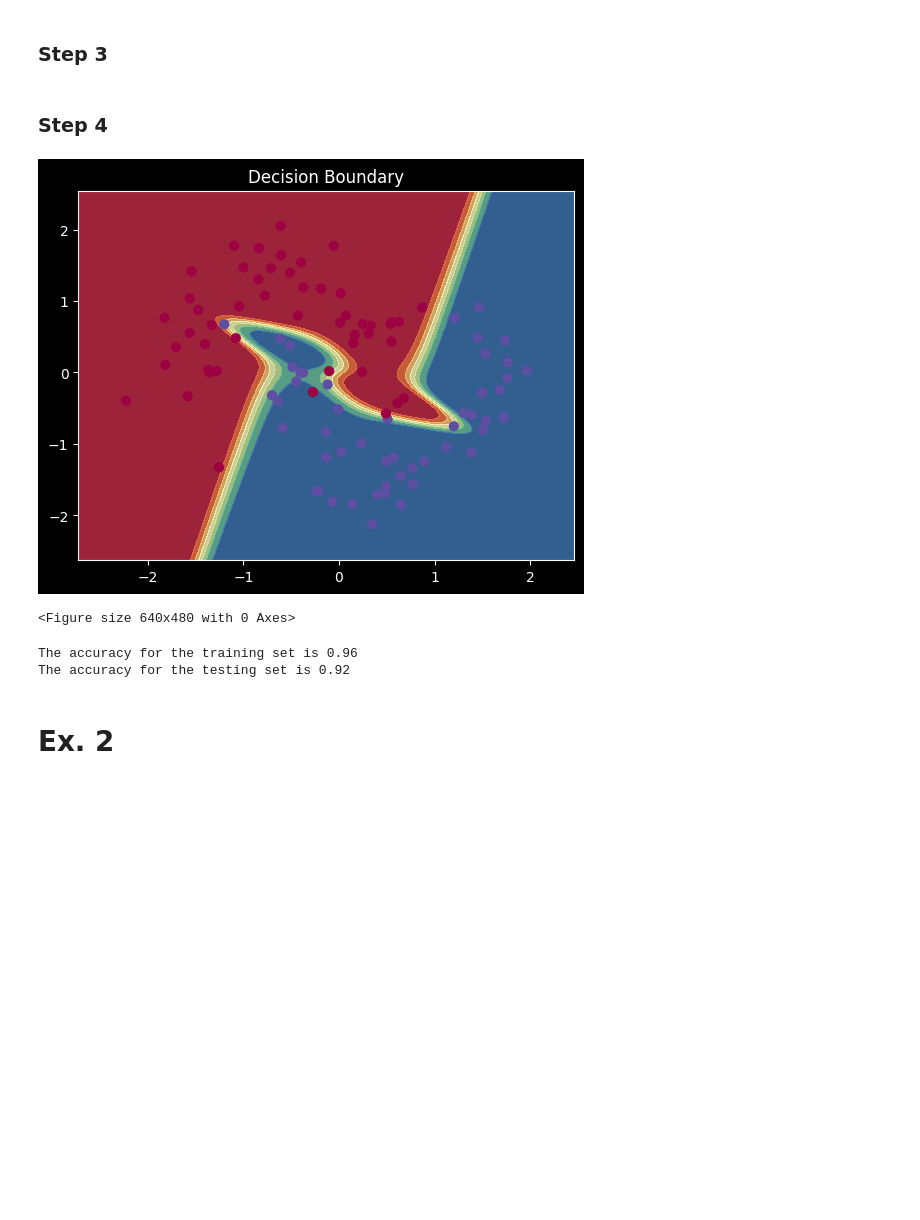
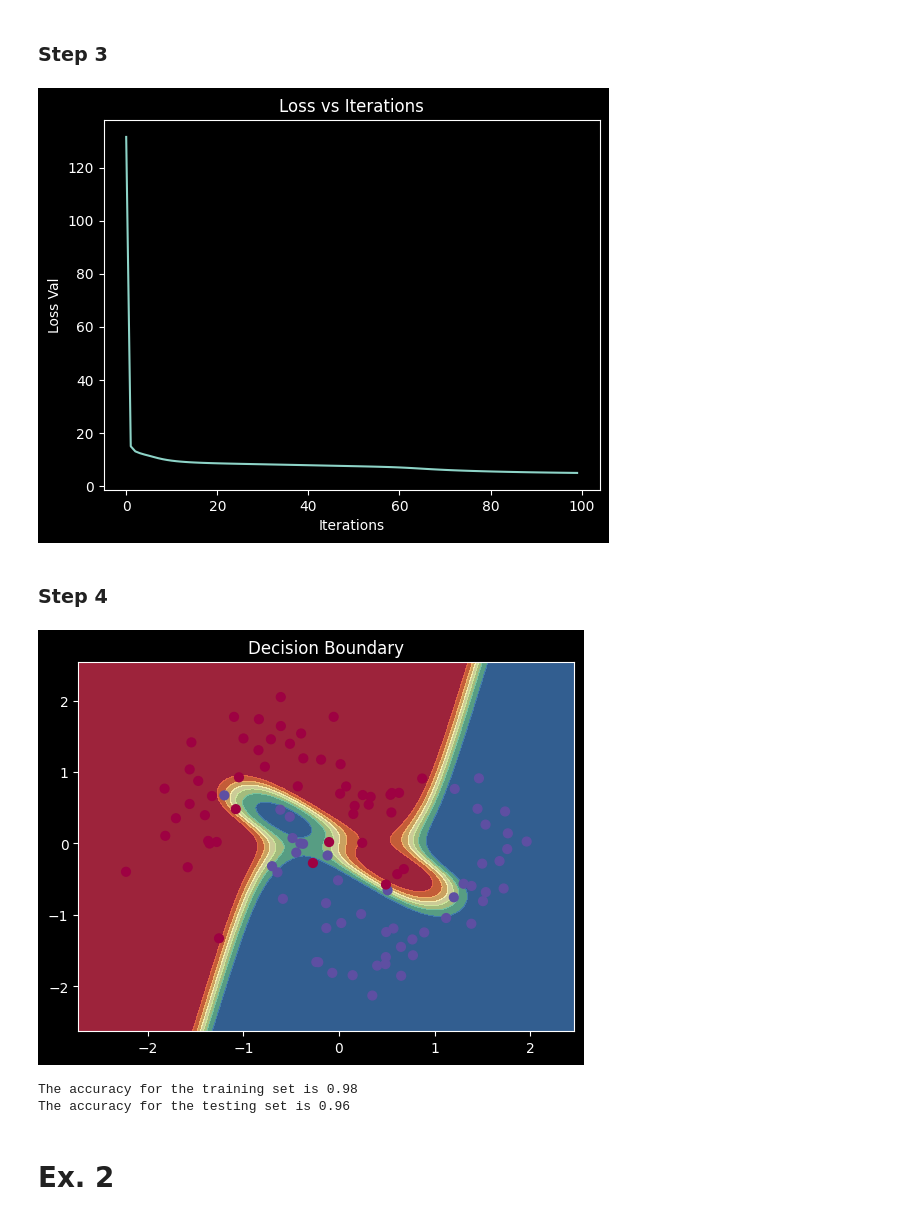
Before and after one commit to albert-santos01/DeepLearning, a Jupyter notebook: P1/P1-Questions.ipynb, the cells around one changed output. Saved outputs shown, nothing was run; the diff lists cells and outputs as text; code cells hidden in the pictures; blank space fills up the shorter version.

```diff
--- a/P1/P1-Questions.ipynb
+++ b/P1/P1-Questions.ipynb
@@ -127,17 +130,21 @@ def train(NN,X, y,epoch = 10000,lr = .1, verbose = True):
 
     return list_loss
 # %%
-def plot_loss(list_loss):
+def plot_loss(list_loss, label='Loss vs Iterations', save_path='Results/loss.png'):
     plt.plot(list_loss)
     plt.xlabel('Iterations')
     plt.ylabel('Loss Val')
-    plt.title('Loss vs Iterations')
-    plt.show()
-    plt.savefig('Results/loss_1.3.png')
+    plt.title(label)
+    plt.savefig(save_path)
+
+
 x = np.array([train_df['X'],train_df['Y']]).T
 y = np.array([train_df['C']]).T
-NN = MLP(inputNode=2, hiddenNode=16)
-list_loss = train(NN, x, y, epoch=100000, lr=0.01, verbose=False)
+NN_stand = MLP(inputNode=2, hiddenNode=16)
+list_loss = train(NN_stand, x, y, epoch=100000, lr=0.01, verbose=False)
+plot_loss(list_loss, save_path='Results/standard/loss_1.3.png')
+# %% [output]
+[figure, added]
 # %% [markdown]
 ### Step 4
 # %%
@@ -149,24 +156,22 @@ h = 0.01
 xx, yy = np.meshgrid(np.arange(x_min, x_max, h), np.arange(y_min, y_max, h))
 
 
-Z = NN.forward(np.c_[xx.ravel(), yy.ravel()])
+Z = NN_stand.forward(np.c_[xx.ravel(), yy.ravel()])
 Z = Z.reshape(xx.shape)
 plt.contourf(xx, yy, Z, cmap=plt.cm.Spectral, alpha=0.8)
 plt.scatter(x[:, 0], x[:, 1], c=y[:,0], s=40, cmap=plt.cm.Spectral)
 plt.xlim(xx.min(), xx.max())
 plt.ylim(yy.min(), yy.max())
 plt.title('Decision Boundary')
-plt.show()
-plt.savefig('Results/decision_boundary_1.4.png')
+plt.savefig('Results/standard/decision_boundary_1.4.png')
 # %% [output]
-[figure, old version]
+[figure, new version]
-<Figure size 640x480 with 0 Axes>
 # %%
-# 4
+# 5. Use the MLP model to predict the classes of the samples in the test set and compute the accuracy of the model
 
 for df in [train_df, test_df]:
     x_temp = np.array([df['X'],df['Y']]).T
-    Z_raw = NN.forward(x_temp)
+    Z_raw = NN_stand.forward(x_temp)
     Z = [round(val[0]) for val in Z_raw]
     y_temp = np.array([df['C']]).T
     assert (len(Z)==len(y_temp))
@@ -176,8 +181,8 @@ for df in [train_df, test_df]:
     if len(df) == len(test_df):
         print(f"The accuracy for the testing set is {acc}")
 # %% [output]
-The accuracy for the training set is 0.96
-The accuracy for the testing set is 0.92
+The accuracy for the training set is 0.98
+The accuracy for the testing set is 0.96
 # %% [markdown]
 # Ex. 2
 # %%
```
Also changed, not shown: parts of 13 cells of this notebook, 5 other files.
